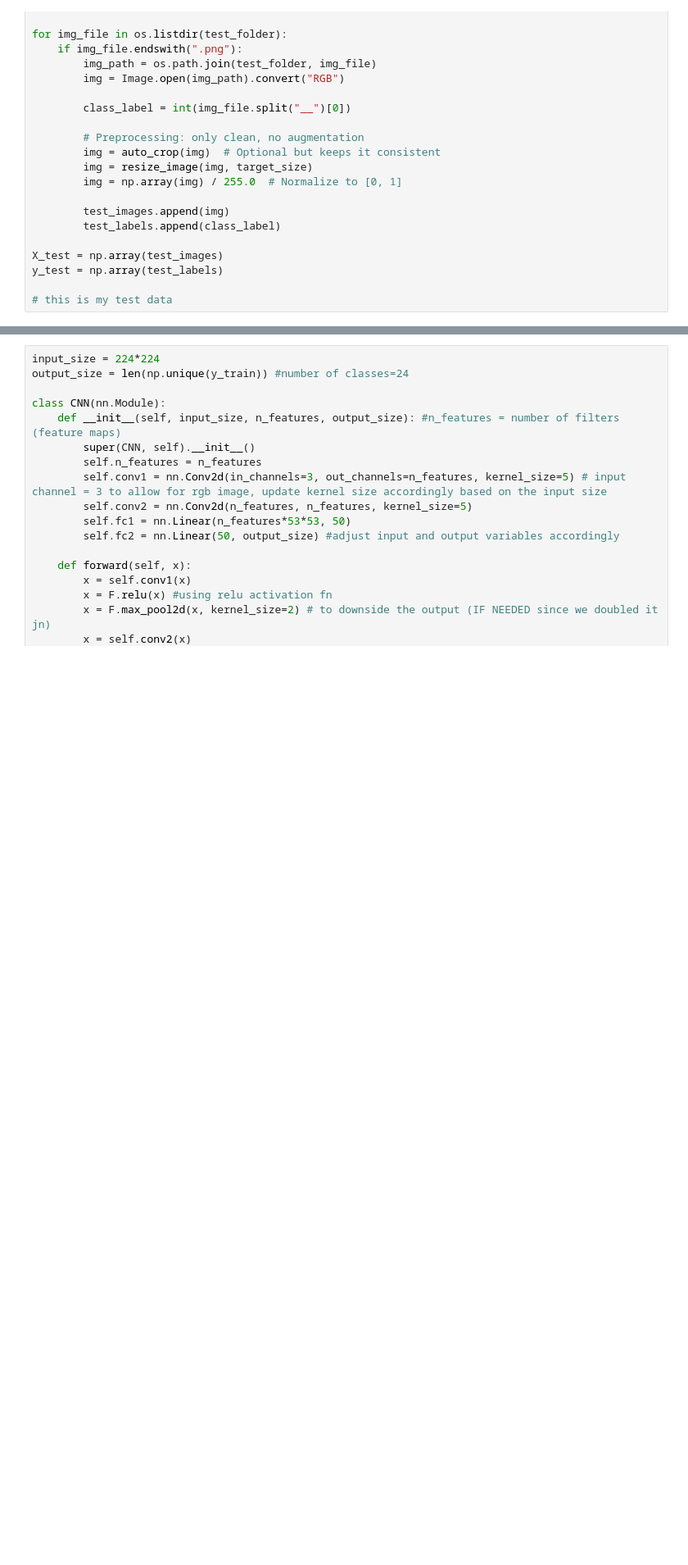
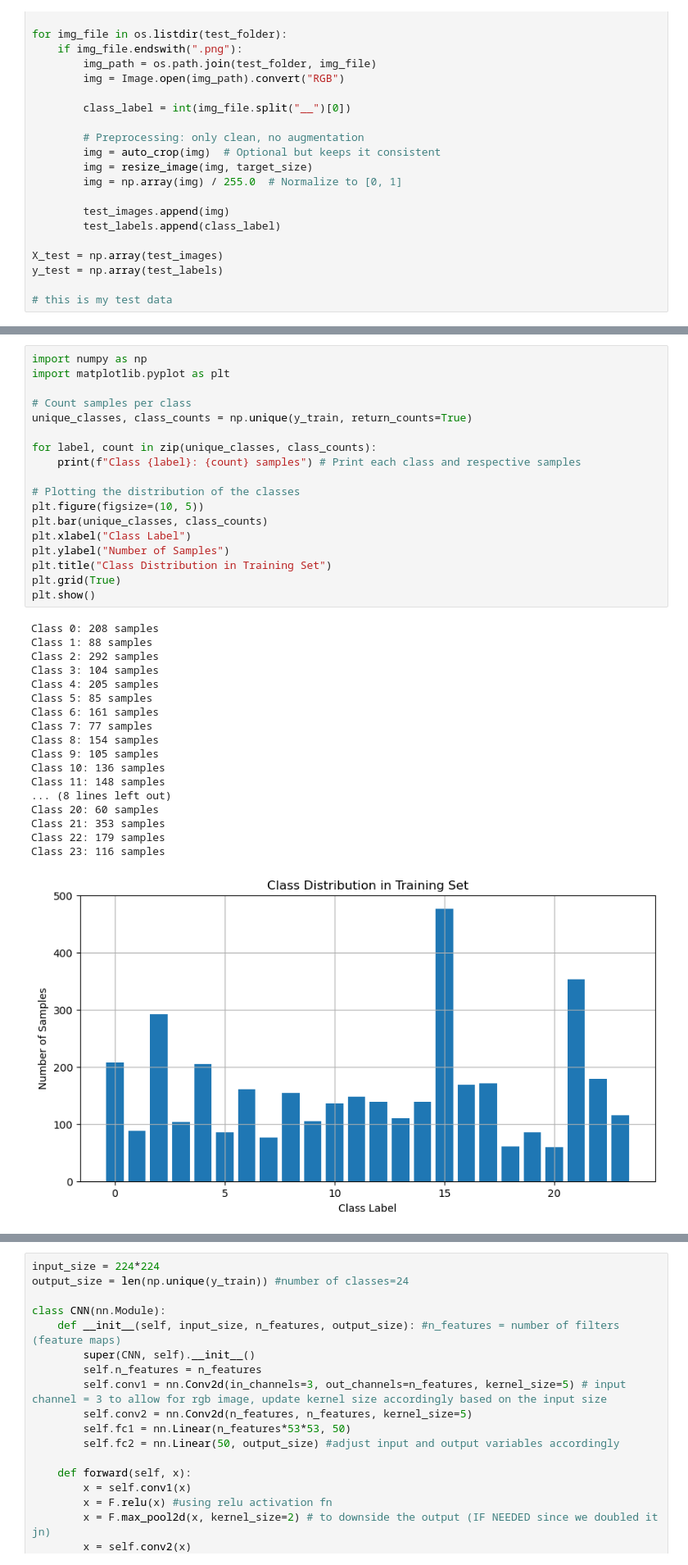
Before and after one commit to amelialon/IT1244-Final-Project, a Jupyter notebook: Proj.ipynb, the cells around one changed output, grey strips where cells are left out. Shown at 82% size. Drawn from its saved outputs; the diff is of its cells as text; blank space fills up the shorter version.

```diff
--- a/Proj.ipynb
+++ b/Proj.ipynb
@@ -237,0 +240,37 @@ plt.show()
+# %%
+import numpy as np
+import matplotlib.pyplot as plt
+
+# Count samples per class
+unique_classes, class_counts = np.unique(y_train, return_counts=True)
+
+for label, count in zip(unique_classes, class_counts):
+    print(f"Class {label}: {count} samples") # Print each class and respective samples
+
+# Plotting the distribution of the classes
+plt.figure(figsize=(10, 5))
+plt.bar(unique_classes, class_counts)
+plt.xlabel("Class Label")
+plt.ylabel("Number of Samples")
+plt.title("Class Distribution in Training Set")
+plt.grid(True)
+plt.show()
+# %% [output]
+Class 0: 208 samples
+Class 1: 88 samples
+Class 2: 292 samples
+Class 3: 104 samples
+Class 4: 205 samples
+Class 5: 85 samples
+Class 6: 161 samples
+Class 7: 77 samples
+Class 8: 154 samples
+Class 9: 105 samples
+Class 10: 136 samples
+Class 11: 148 samples
+... (8 lines left out)
+Class 20: 60 samples
+Class 21: 353 samples
+Class 22: 179 samples
+Class 23: 116 samples
+[figure, added]
```
Also changed, not shown: parts of 16 cells of this notebook.
